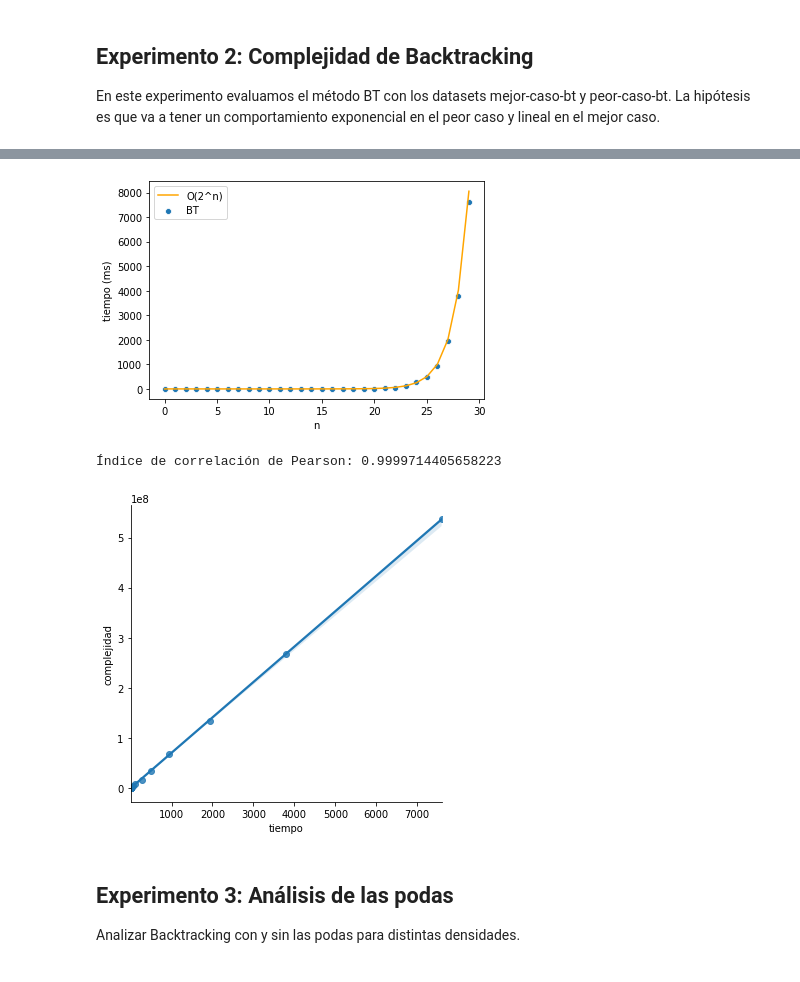
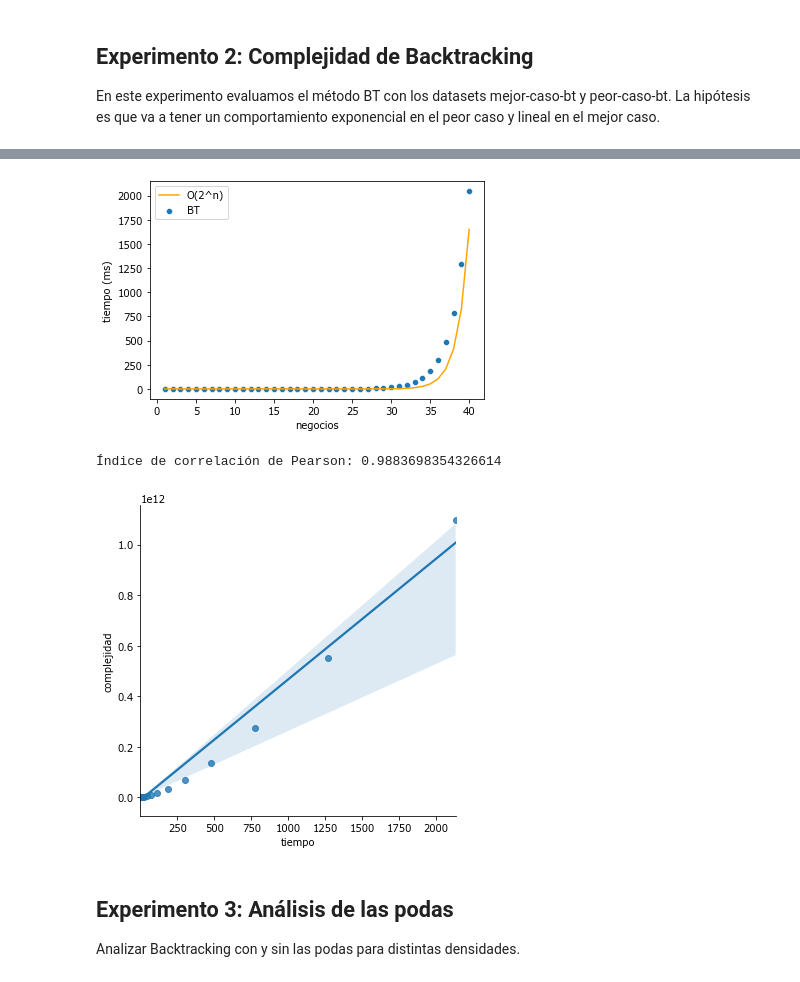
Before and after one commit to ZarthaxX/algo3-tp1, a Jupyter notebook: experimentacion/notebooks/analisis.ipynb, the cells around one changed output, grey strips where cells are left out. Drawn from its saved outputs; the diff is of its cells as text; code cells hidden in the pictures.

```diff
--- a/experimentacion/notebooks/analisis.ipynb
+++ b/experimentacion/notebooks/analisis.ipynb
@@ -114,23 +109,23 @@ print("Índice de correlación de Pearson:", correlacion_pearson(df_BT_mejor_cas
 # %%
-df_BT_peor_caso = df_resultados[(df_resultados["metodo"]=="BT") & (df_resultados["dataset"] == "peor-caso-BT")].copy();
-df_BT_peor_caso["tiempo_esperado"] = 2 ** df_BT_peor_caso["n"] * 0.000015; # Exponencial.
-fig = sns.scatterplot(data=df_BT_peor_caso, x='n', y='tiempo');
-fig = sns.lineplot(data=df_BT_peor_caso, x='n', y='tiempo_esperado', color="orange");
+df_BT_peor_caso = df_resultados[(df_resultados["metodo"]=="BT-F") & (df_resultados["dataset"] == "BT-peor-fact")].copy();
+df_BT_peor_caso["tiempo_esperado"] = 2 ** df_BT_peor_caso["negocios"] * 0.0000000015; # Exponencial.
+fig = sns.scatterplot(data=df_BT_peor_caso, x='negocios', y='tiempo');
+fig = sns.lineplot(data=df_BT_peor_caso, x='negocios', y='tiempo_esperado', color="orange");
 fig.legend(labels=['O(2^n)','BT']);
-fig.set(xlabel='n', ylabel='tiempo (ms)');
-plt.savefig("graficos/bt-complejidad-peor-caso.svg");
+fig.set(xlabel='negocios', ylabel='tiempo (ms)');
+plt.savefig("..\\graphs\\correlacion-BT-peor-fact.svg");
 # %% [output]
-[figure, old version]
+[figure, new version]
 # %%
 # Graficamos los tiempos de ejecución de la serie de instancias X1, ..., Xn vs la complejidad esperada.
-df_BT_peor_caso = df_resultados[(df_resultados["metodo"]=="BT") & (df_resultados["dataset"] == "peor-caso-BT")].copy();
-df_BT_peor_caso["complejidad"] = 2.0 ** df_BT_peor_caso["n"];
+df_BT_peor_caso = df_resultados[(df_resultados["metodo"]=="BT-O1") & (df_resultados["dataset"] == "BT-peor-opt")].copy();
+df_BT_peor_caso["complejidad"] = 2.0 ** df_BT_peor_caso["negocios"];
 fig = sns.lmplot(data=df_BT_peor_caso, x="tiempo", y="complejidad");
-plt.savefig("graficos/bt-correlacion-peor-caso.svg");
+plt.savefig("..\\graphs\\correlacion-BT-peor-opt.svg");
 print("Índice de correlación de Pearson:", correlacion_pearson(df_BT_peor_caso, "tiempo", "complejidad"));
 # %% [output]
-Índice de correlación de Pearson: 0.9999714405658223
+Índice de correlación de Pearson: 0.9883698354326614
-[figure, old version]
+[figure, new version]
 # %% [markdown]
 ## Experimento 3: Análisis de las podas
 Analizar Backtracking con y sin las podas para distintas densidades.
```
Also changed, not shown: parts of 11 cells of this notebook, 7 other files.
